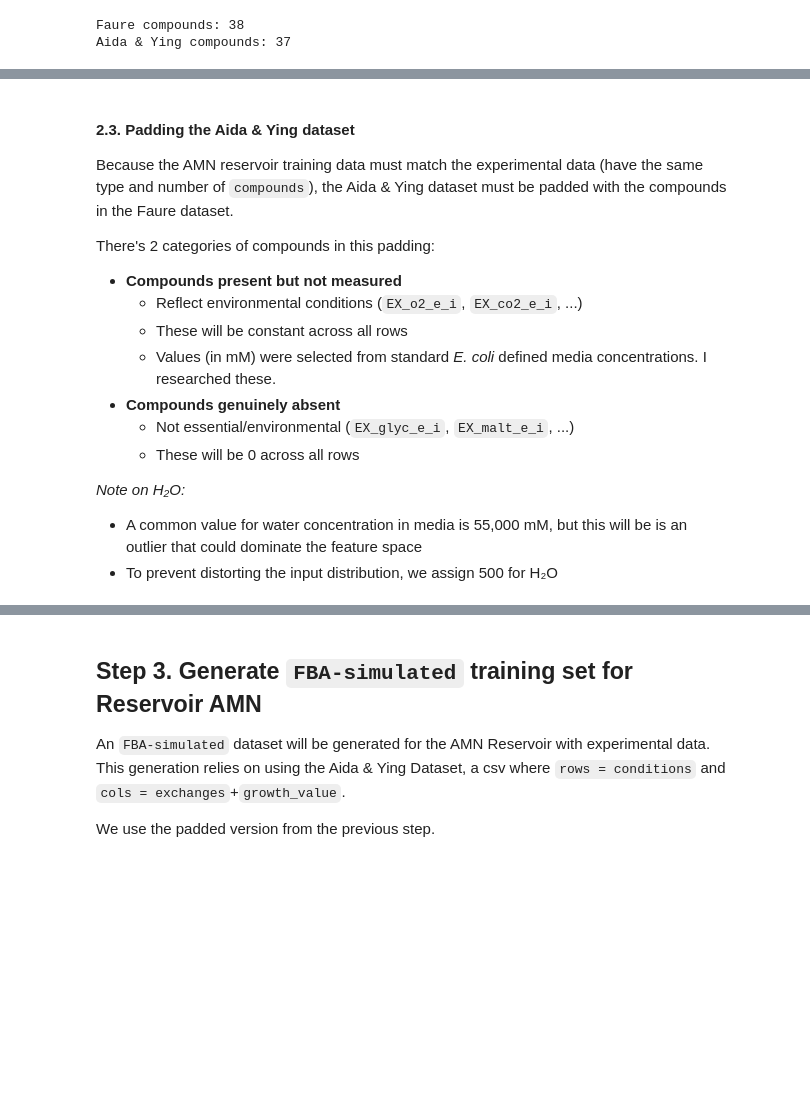
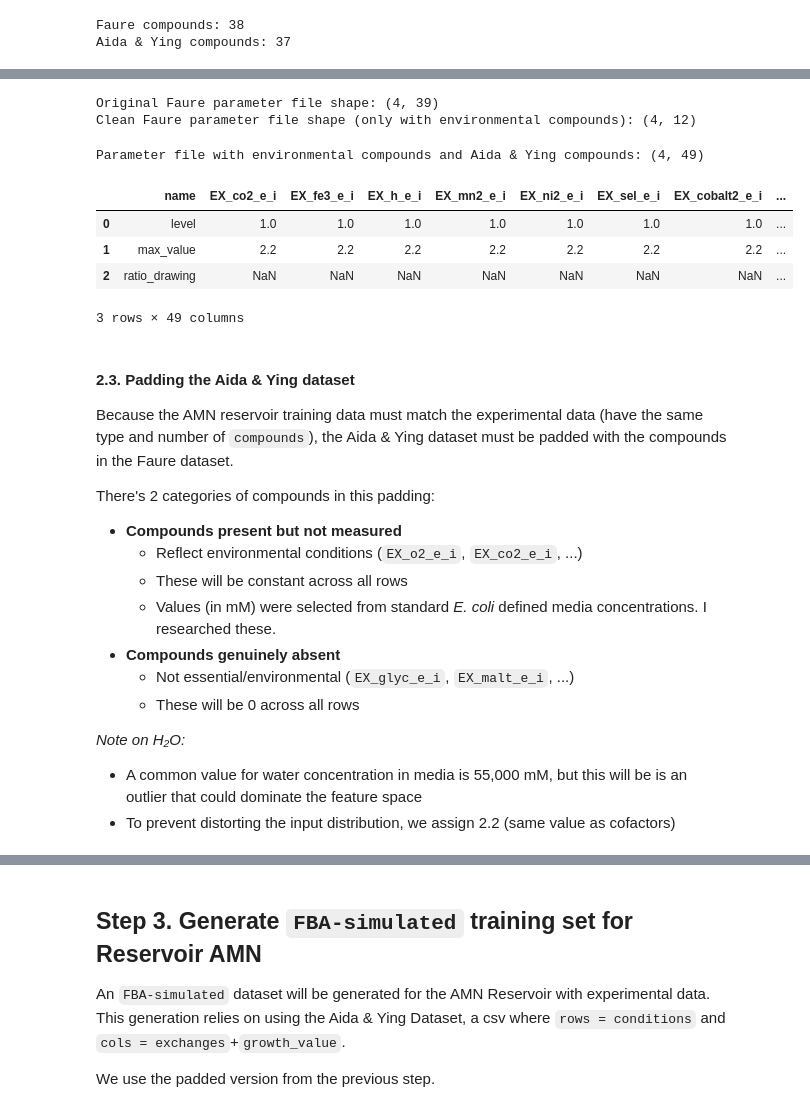
Before and after one commit to lyach/artificial-metabolic-networks, a Jupyter notebook: notebooks/Tutorial_Aida_LC.ipynb, the cells around one changed output, grey strips where cells are left out. Cells and saved outputs as stored; diff of their text form; code cells hidden in the pictures; blank space fills up the shorter version.

```diff
--- a/notebooks/Tutorial_Aida_LC.ipynb
+++ b/notebooks/Tutorial_Aida_LC.ipynb
@@ -214,12 +214,12 @@ Maximum across all columns: 343.0
 # %%
 # Load parameter file from Faure et. al
 faure_path = DATA_EXTERNAL_DIR / "faure_parameters.csv"
-faure_df = pd.read_csv(faure_path)
+faure_params_df = pd.read_csv(faure_path)
 
 # Compounds in the Faure et. al parameter file
-print(f"Faure DataFrame shape: {faure_df.shape}")
-print(f"Columns: {faure_df.columns.tolist()}")
-faure_df.head(3)
+print(f"Faure DataFrame shape: {faure_params_df.shape}")
+print(f"Columns: {faure_params_df.columns.tolist()}")
+faure_params_df.head(3)
 # %% [output]
 Faure DataFrame shape: (4, 39)
 Columns: ['name', 'EX_pi_e_i', 'EX_co2_e_i', 'EX_fe3_e_i', 'EX_h_e_i', 'EX_mn2_e_i', 'EX_fe2_e_i', 'EX_zn2_e_i', 'EX_mg2_e_i', 'EX_ca2_e_i', 'EX_ni2_e_i', 'EX_cu2_e_i', 'EX_sel_e_i', 'EX_cobalt2_e_i', ...
@@ -230,7 +230,7 @@ Columns: ['name', 'EX_pi_e_i', 'EX_co2_e_i', 'EX_fe3_e_i', 'EX_h_e_i', 'EX_mn2_e
 3 rows × 39 columns
 # %%
 # Store column names (excluding non-compounds)
-faure_cols = faure_df.columns.drop('name')
+faure_cols = faure_params_df.columns.drop('name')
 aida_cols = aida_df.columns.drop('GR_AVG')
 
 print(f"Faure compounds: {len(faure_cols)}")
@@ -313,3 +314,33 @@ faure_df.to_csv(DATA_PROCESSED_DIR / 'aidaying_parameters_with_carbon.csv', inde
+# %%
+print(f"Original Faure parameter file shape: {faure_params_df.shape}")
+
+faure_carbon = ['EX_glyc_e_i', 'EX_rib__D_e_i', 'EX_malt_e_i', 'EX_melib_e_i', 'EX_tre_e_i', 'EX_fru_e_i',
+                'EX_gal_e_i', 'EX_ac_e_i', 'EX_lac__D_e_i', 'EX_succ_e_i', 'EX_pyr_e_i']
+
+# Remove Faure-only carbon sources
+faure_params_df = faure_params_df.drop(columns=faure_carbon)
+
+# Removing the common compounds (will used the assigned values above)
+faure_params_df = faure_params_df.drop(columns=common_compounds)
+
+print(f"Clean Faure parameter file shape (only with environmental compounds): {faure_params_df.shape}")
+# %% [output]
+Original Faure parameter file shape: (4, 39)
+Clean Faure parameter file shape (only with environmental compounds): (4, 12)
+# %%
+new_cols_df = pd.DataFrame(new_data)
+new_params_df = pd.concat([faure_params_df, new_cols_df], axis=1)
+
+print(f"Parameter file with environmental compounds and Aida & Ying compounds: {new_params_df.shape}")
+
+new_params_df.head(3)
+# %% [output]
+Parameter file with environmental compounds and Aida & Ying compounds: (4, 49)
+|  | name | EX_co2_e_i | EX_fe3_e_i | EX_h_e_i | EX_mn2_e_i | EX_ni2_e_i | EX_sel_e_i | EX_cobalt2_e_i | ... |
+| 0 | level | 1.0 | 1.0 | 1.0 | 1.0 | 1.0 | 1.0 | 1.0 | ... |
+| 1 | max_value | 2.2 | 2.2 | 2.2 | 2.2 | 2.2 | 2.2 | 2.2 | ... |
+| 2 | ratio_drawing | NaN | NaN | NaN | NaN | NaN | NaN | NaN | ... |
+3 rows × 49 columns
 # %% [markdown]
 #### 2.3. Padding the Aida & Ying dataset
 
@@ -327,7 +358,7 @@ There's 2 categories of compounds in this padding:
 
 *Note on H₂O:*
 - A common value for water concentration in media is 55,000 mM, but this will be is an outlier that could dominate the feature space
-- To prevent distorting the input distribution, we assign 500 for H₂O
+- To prevent distorting the input distribution, we assign 2.2 (same value as cofactors)
 # %%
 # Compounds present (environmental/essential)
 # but not measured in Aida & Ying
```
Also changed, not shown: parts of 16 cells of this notebook, 2 other files.
